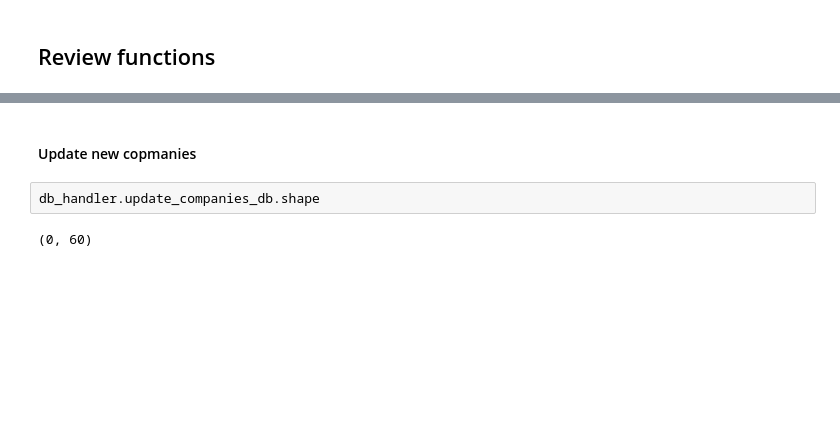
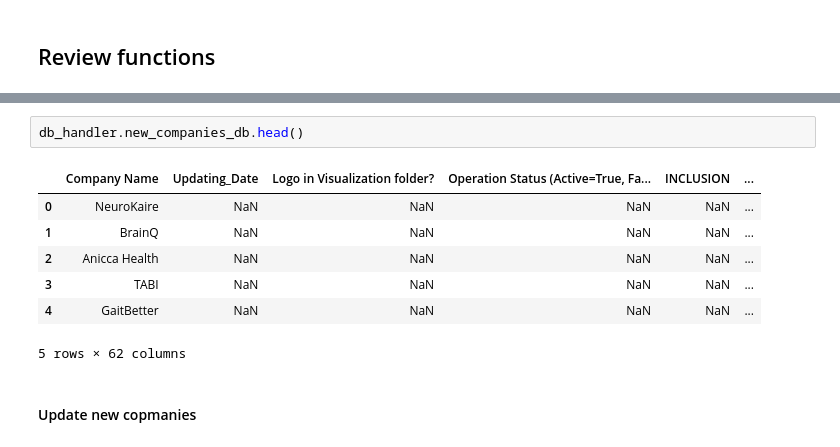
Before and after one commit to yegermaster/NeuroFinder_Update_Tool, a Jupyter notebook: notebook.ipynb, the cells around one changed output, grey strips where cells are left out. Cells and saved outputs as stored; diff of their text form; blank space fills up the shorter version.

```diff
--- a/notebook.ipynb
+++ b/notebook.ipynb
@@ -148,6 +288,12 @@ db_handler.new_companies_db.shape # Lets check the new copmanies data base shape
+# %%
+db_handler.new_companies_db.head()
+# %% [output]
+|  | Company Name | Updating_Date | Logo in Visualization folder? | Operation Status (Active=True, Fa... | INCLUSION | ... |
+| 0 | NeuroKaire | NaN | NaN | NaN | NaN | ... |
+| 1 | BrainQ | NaN | NaN | NaN | NaN | ... |
+| 2 | Anicca Health | NaN | NaN | NaN | NaN | ... |
+| 3 | TABI | NaN | NaN | NaN | NaN | ... |
+| 4 | GaitBetter | NaN | NaN | NaN | NaN | ... |
+5 rows × 62 columns
 # %% [markdown]
 #### Update new copmanies
-# %%
-db_handler.update_companies_db.shape
-# %% [output]
-(0, 60)
```
Also changed, not shown: parts of 27 cells of this notebook, 1 other file.
